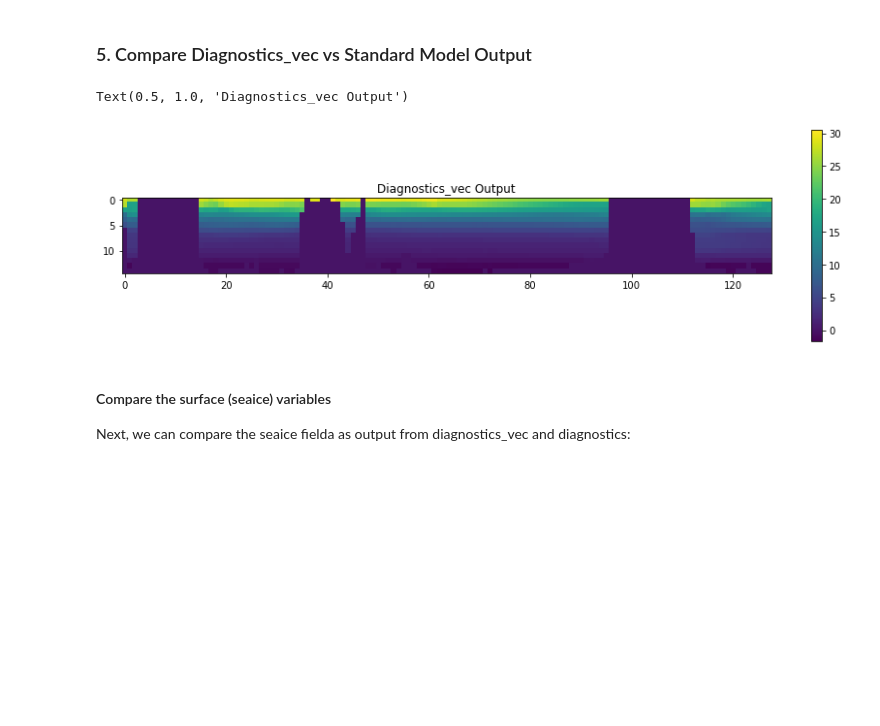
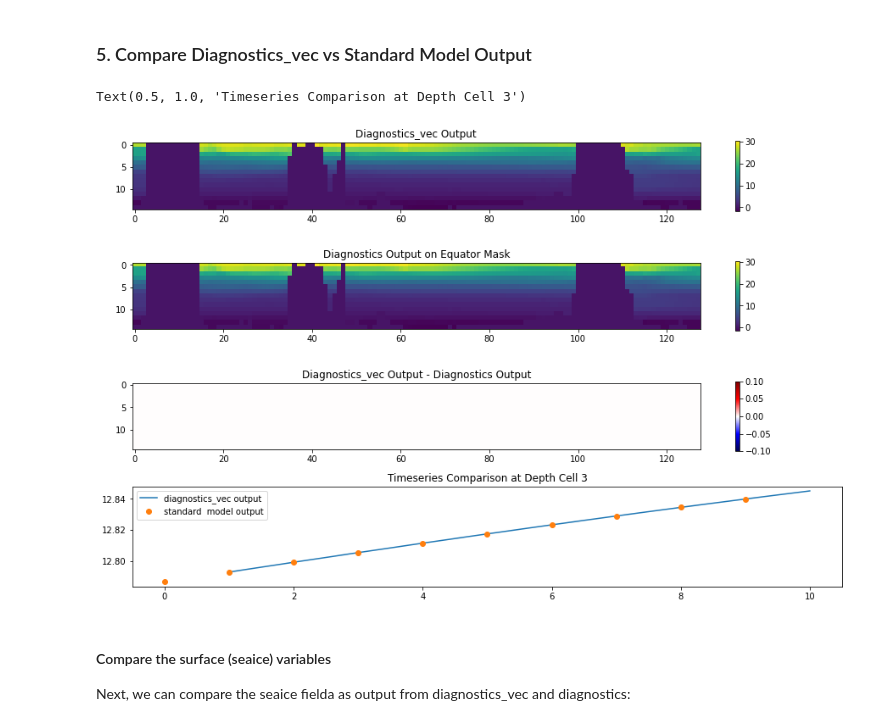
Before and after one commit to mhwood/diagnostics_vec, a Jupyter notebook: notebooks/global_ocean.cs32x15.ipynb, the cells around one changed output. Saved outputs shown, nothing was run; the diff lists cells and outputs as text; code cells hidden in the pictures; blank space fills up the shorter version.

Commit message:
clean up verification

```diff
--- a/notebooks/global_ocean.cs32x15.ipynb
+++ b/notebooks/global_ocean.cs32x15.ipynb
@@ -33,7 +33,7 @@ import matplotlib.pyplot as plt
 from matplotlib.patches import Rectangle
 
 # set the path to the input directory (UPDATE FOR YOUR SYSTEM)
-input_dir = '../../../MITgcm/MITgcm_fresh2/verification/global_ocean.cs32x15/input.seaice'
+input_dir = '../../../MITgcm/MITgcm_fresh/verification/global_ocean.cs32x15/input_dv.seaice'
 
 # read in the model bathymetry
 bathy_file = os.path.join(input_dir, 'bathy_Hmin50.bin')
@@ -110,7 +111,7 @@ mpirun -np 4 ../build/mitgcmuv
 ### 5. Compare Diagnostics_vec vs Standard Model Output
 # %%
 # set the path to the run directory (UPDATE FOR YOUR SYSTEM)
-run_dir = '../../../MITgcm/MITgcm_fresh2/verification/global_ocean.cs32x15/run'
+run_dir = '../../../MITgcm/MITgcm_fresh/verification/global_ocean.cs32x15/run'
 
 Nx = 90
 Ny = 40
@@ -119,30 +120,68 @@ Nr = 15
 # %%
 from MITgcmutils.mds import rdmds
 
 # choose some parameters to plot
 var_name = 'THETA' # THETA, SALT, UVEL, VVEL, or WVEL
 mask_name = 'south' # north, south, east, or west
-comparison_timestep = 3 #720, 1440, 2160
-test_row = 5 # between 0 and 20 (=max_row - min_row)
-test_col = 7 # between 0 and 40 (=max_col - min_col)
+comparison_timestep = 3 # up to 10
+test_col = 72 # up to 127
 test_depth_level = 3
 
 # read in the diagnostics_vec output
 file_path = os.path.join(run_dir,'equator_mask_'+var_name+'.bin')
 diag_vec_output = np.fromfile(file_path,'>f8')
 diag_vec_output = np.reshape(diag_vec_output,(nTimesteps,Nr,128))
 
-#     diag_vec_timeseries = diag_vec_output[:,test_depth_level,test_row]
+# read in the diagnostics output
+file_prefix = os.path.join(run_dir,'stateDiag')
+diagnostics_output = rdmds(file_prefix,np.arange(72001,72011).tolist())
+var_index = ['THETA','SALT','UVE','VVEL'].index(var_name)
+diagnostics_output = diagnostics_output[:,var_index,:,:,:]
+
+# read in the equator mask
+mask_path = os.path.join(run_dir,'equator_mask.bin')
+diag_vec_mask = np.fromfile(mask_path,'>f8')
+diag_vec_mask = np.reshape(diag_vec_mask,(32, 192))
+
+# subset the diagnostics_output on the equator mask
+N = int(np.max(diag_vec_mask))
+diagnostics_subset = np.zeros((nTimesteps,Nr,N))
+for n in range(1,N+1):
+    row,col = np.where(diag_vec_mask==n)
+    diagnostics_subset[:,:,n-1] = diagnostics_output[:,:,row[0],col[0]]
+
+
+diag_vec_timeseries = diag_vec_output[:,test_depth_level,test_col]
+diagnostics_timeseries = diagnostics_subset[:,test_depth_level,test_col]
+
 diag_vec_comparison_field = diag_vec_output[comparison_timestep-1,:,:] #no IC's here
+diagnostics_comparison_field = diagnostics_subset[comparison_timestep,:,:]
 
 plt.figure(figsize=(15,10))
-# plt.subplot(2,3,1)
+plt.subplot(4,1,1)
 C = plt.imshow(diag_vec_comparison_field)
-plt.colorbar(C, shrink=0.4)
+plt.colorbar(C, shrink=0.7)
 plt.title('Diagnostics_vec Output')
+
+plt.subplot(4,1,2)
+C = plt.imshow(diagnostics_comparison_field)
+plt.colorbar(C, shrink=0.7)
+plt.title('Diagnostics Output on Equator Mask')
+
+plt.subplot(4,1,3)
+C = plt.imshow(diag_vec_comparison_field-diagnostics_comparison_field,cmap='seismic')
+plt.colorbar(C, shrink=0.7)
+plt.title('Diagnostics_vec Output - Diagnostics Output')
+
+plt.subplot(4,1,4)
+plt.plot(np.arange(1,11),diag_vec_timeseries,label='diagnostics_vec output')
+plt.plot(np.arange(0,10),diagnostics_timeseries,'.',markersize=12,
+         label='standard  model output')
+plt.legend()
+plt.title('Timeseries Comparison at Depth Cell '+str(test_depth_level))
 # %% [output]
-Text(0.5, 1.0, 'Diagnostics_vec Output')
+Text(0.5, 1.0, 'Timeseries Comparison at Depth Cell 3')
-[figure, old version]
+[figure, new version]
 # %% [markdown]
 #### Compare the surface (seaice) variables
 Next, we can compare the seaice fielda as output from diagnostics_vec and diagnostics:
```
Also changed, not shown: parts of 2 cells of this notebook, 17 other files.
